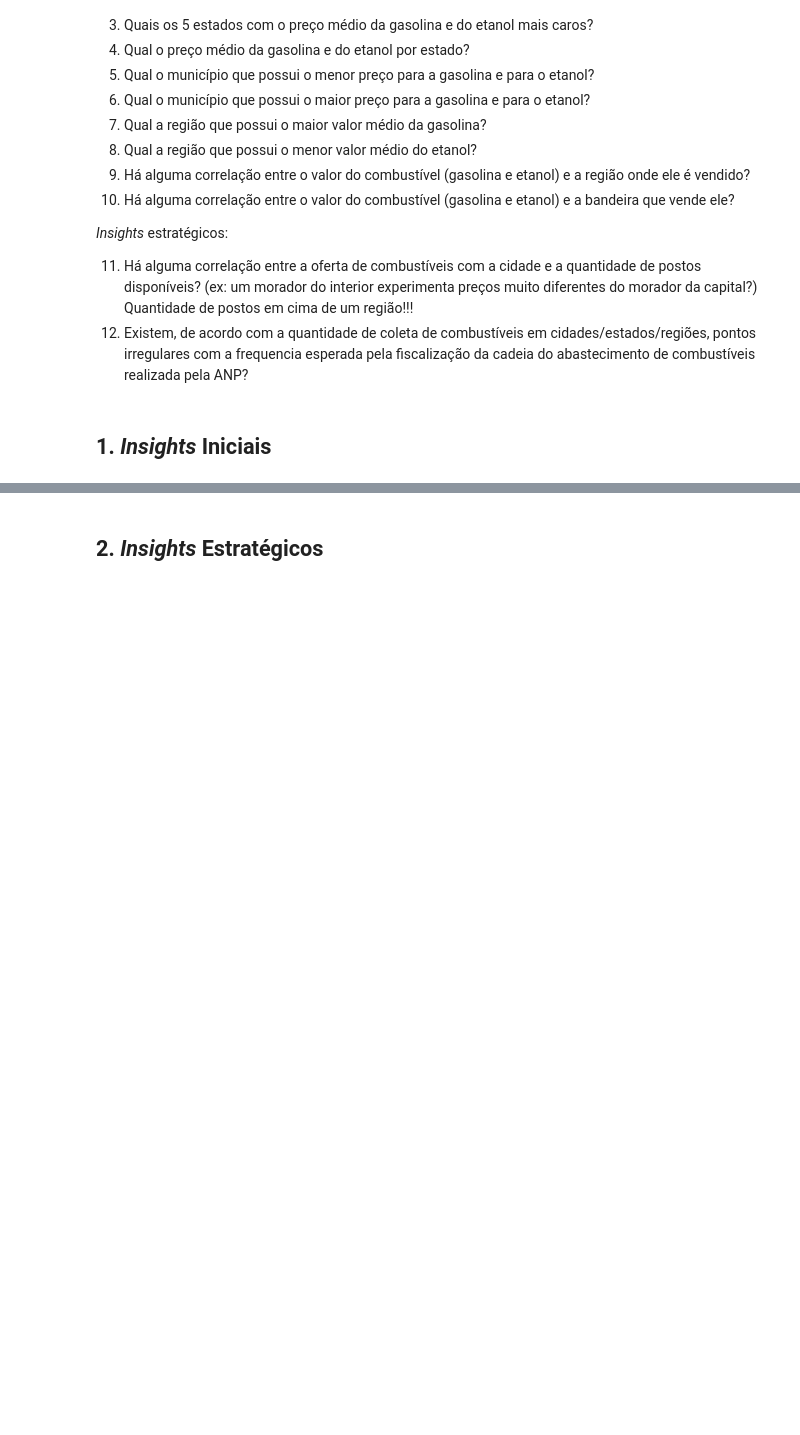
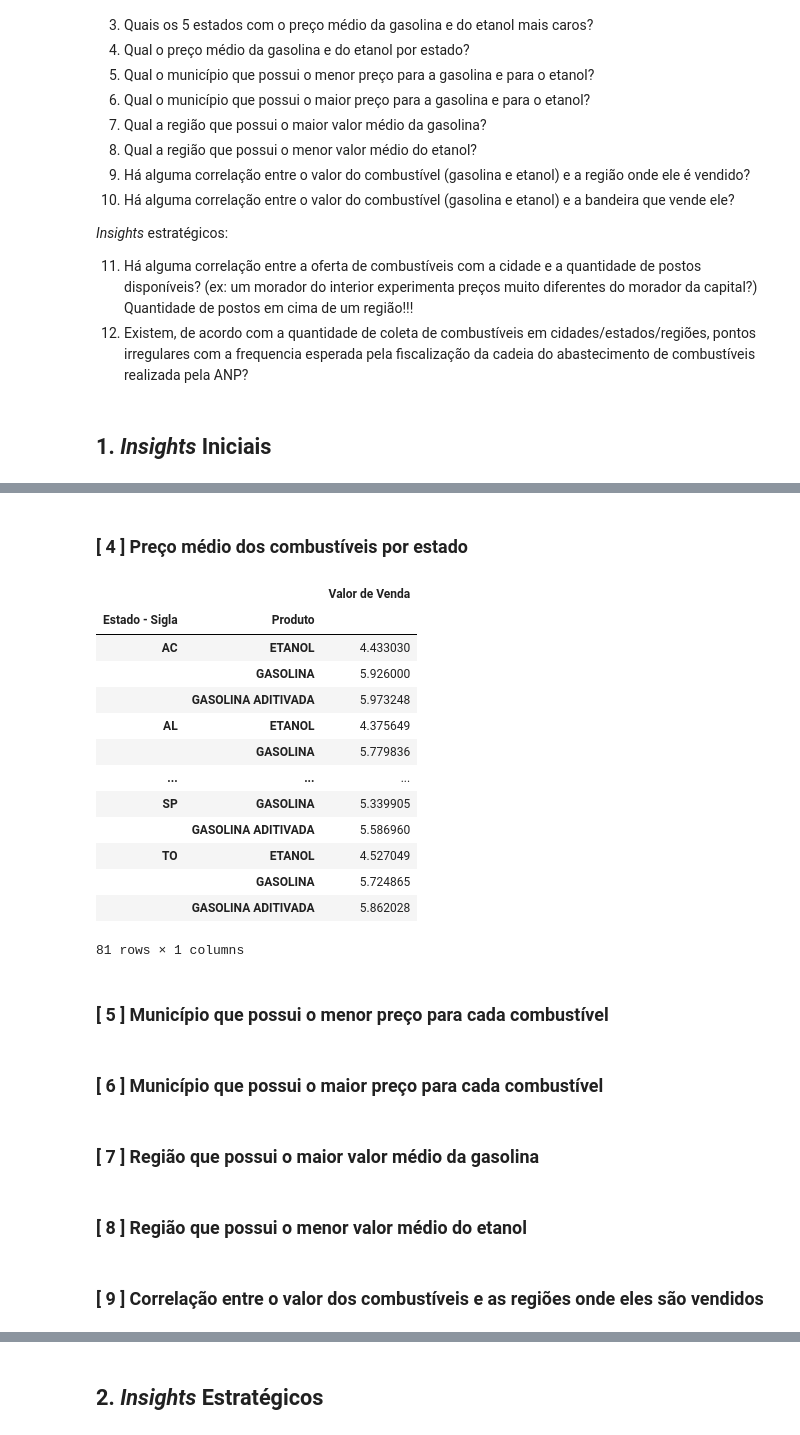
Before and after one commit to mouravitor313/Projeto-em-Grupo-Modulo-4, a Jupyter notebook: [M4]_Projeto_em_Grupo.ipynb, the cells around one changed output, grey strips where cells are left out. Drawn from its saved outputs; the diff is of its cells as text; code cells hidden in the pictures; blank space fills up the shorter version.

```diff
--- a/[M4]_Projeto_em_Grupo.ipynb
+++ b/[M4]_Projeto_em_Grupo.ipynb
@@ -122,0 +239,32 @@ As perguntas a serem respondidas através dessa análise são:
+# %% [markdown]
+### [ 4 ] Preço médio dos combustíveis por estado
+# %%
+#Agrupamento dos dados numa variável por sigla do estado e tipo de combustível pela função .groupby(),
+#seguido de agregação via função .agg() em cima do preço desses combustíveis para extração da média via função .mean()
+mediaCombustiveis3 = copia.groupby(['Estado - Sigla', 'Produto']).agg({'Valor de Venda': 'mean'})
+mediaCombustiveis3
+# %% [output]
+|  |  | Valor de Venda |
+| Estado - Sigla | Produto |  |
+| AC | ETANOL | 4.433030 |
+|  | GASOLINA | 5.926000 |
+|  | GASOLINA ADITIVADA | 5.973248 |
+| AL | ETANOL | 4.375649 |
+|  | GASOLINA | 5.779836 |
+| ... | ... | ... |
+| SP | GASOLINA | 5.339905 |
+|  | GASOLINA ADITIVADA | 5.586960 |
+| TO | ETANOL | 4.527049 |
+|  | GASOLINA | 5.724865 |
+|  | GASOLINA ADITIVADA | 5.862028 |
+81 rows × 1 columns
+# %% [markdown]
+### [ 5 ] Município que possui o menor preço para cada combustível
+# %% [markdown]
+### [ 6 ] Município que possui o maior preço para cada combustível
+# %% [markdown]
+### [ 7 ] Região que possui o maior valor médio da gasolina
+# %% [markdown]
+### [ 8 ] Região que possui o menor valor médio do etanol
+# %% [markdown]
+### [ 9 ] Correlação entre o valor dos combustíveis e as regiões onde eles são vendidos
```
Also changed, not shown: parts of 32 cells of this notebook.
